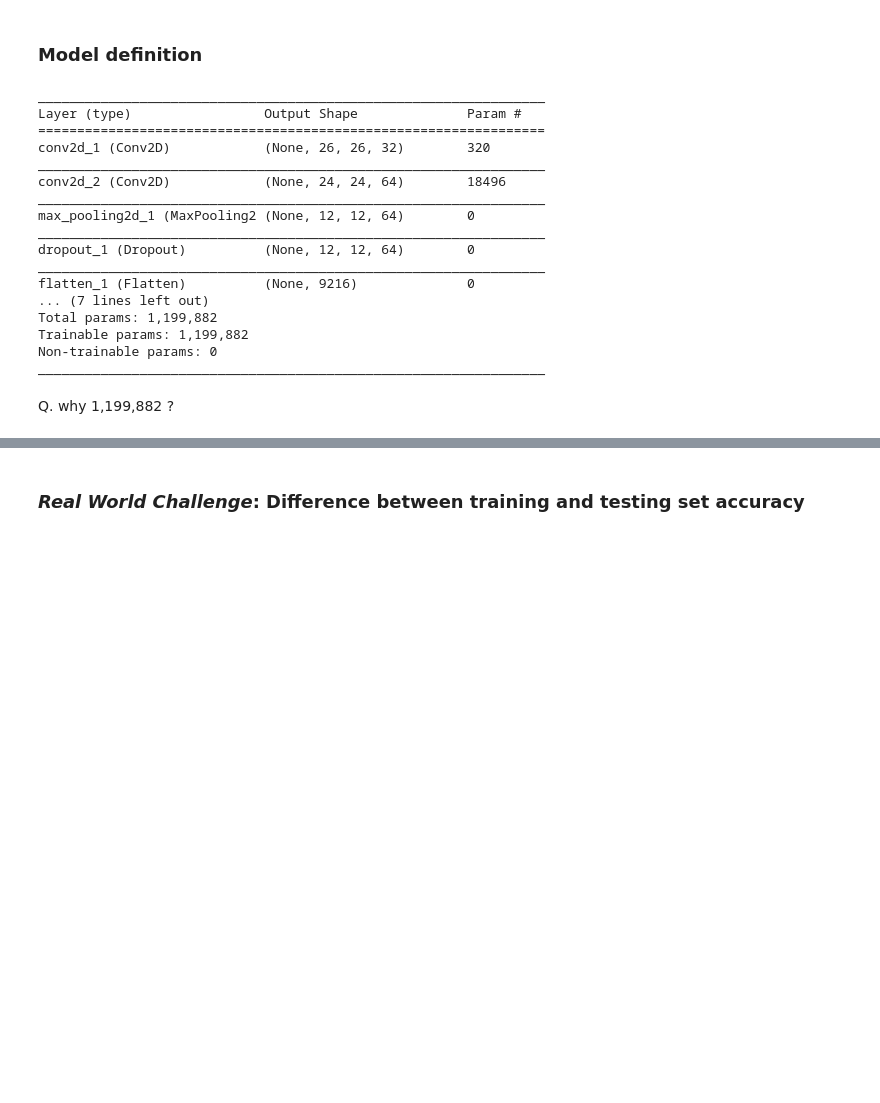
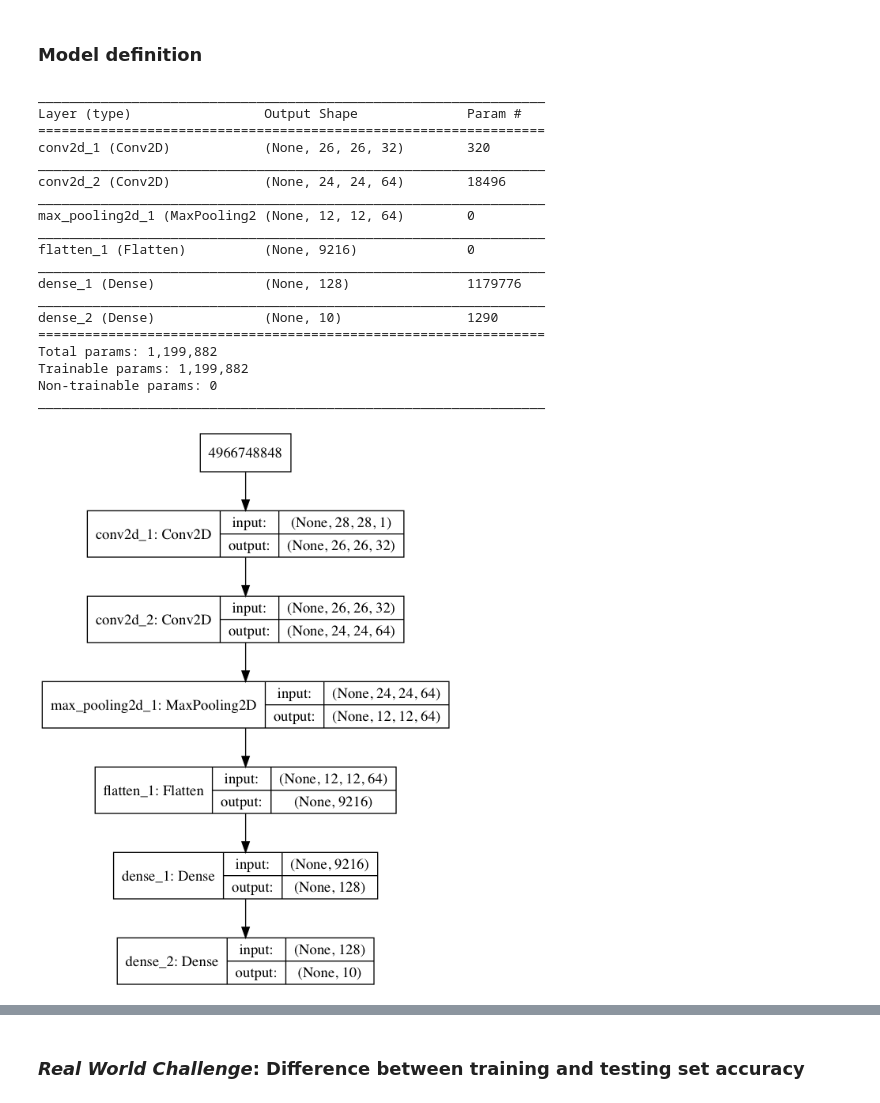
Before and after one commit to dalek7/Undergrad-AI-2019SPring, a Jupyter notebook: Notebook/07_4_TF_MNIST_CNN_keras.ipynb, the cells around one changed output, grey strips where cells are left out. Cells and saved outputs as stored; diff of their text form; code cells hidden in the pictures; blank space fills up the shorter version.

```diff
--- a/Notebook/07_4_TF_MNIST_CNN_keras.ipynb
+++ b/Notebook/07_4_TF_MNIST_CNN_keras.ipynb
@@ -51,10 +51,10 @@ model.add(Conv2D(32, kernel_size=(3, 3),
                  input_shape=input_shape1))
 model.add(Conv2D(64, (3, 3), activation='relu'))
 model.add(MaxPooling2D(pool_size=(2, 2)))
-model.add(Dropout(0.25))
+#model.add(Dropout(0.25))
 model.add(Flatten())
 model.add(Dense(128, activation='relu'))
-model.add(Dropout(0.5))
+#model.add(Dropout(0.5))
 model.add(Dense(num_classes, activation='softmax'))
 # %%
 model.summary()
@@ -68,20 +68,27 @@ conv2d_2 (Conv2D)            (None, 24, 24, 64)        18496
 _________________________________________________________________
 max_pooling2d_1 (MaxPooling2 (None, 12, 12, 64)        0
 _________________________________________________________________
-dropout_1 (Dropout)          (None, 12, 12, 64)        0
+flatten_1 (Flatten)          (None, 9216)              0
 _________________________________________________________________
-flatten_1 (Flatten)          (None, 9216)              0
-... (7 lines left out)
+dense_1 (Dense)              (None, 128)               1179776
+_________________________________________________________________
+dense_2 (Dense)              (None, 10)                1290
+=================================================================
 Total params: 1,199,882
 Trainable params: 1,199,882
 Non-trainable params: 0
 _________________________________________________________________
-# %% [markdown]
-Q. why 1,199,882 ?
 # %%
 model.compile(optimizer='adam',
               loss='sparse_categorical_crossentropy',
               metrics=['accuracy'])
+# %%
+from keras.utils import plot_model
+plot_model(model, to_file='modelCNN.png', show_shapes=True)
+from IPython.display import Image
+Image("modelCNN.png")
+# %% [output]
+[figure, added]
 # %%
 model.fit(x_train, y_train, epochs=nb_epoch)
 # %% [output]
```
Also changed, not shown: parts of 6 cells of this notebook, 5 other files.
